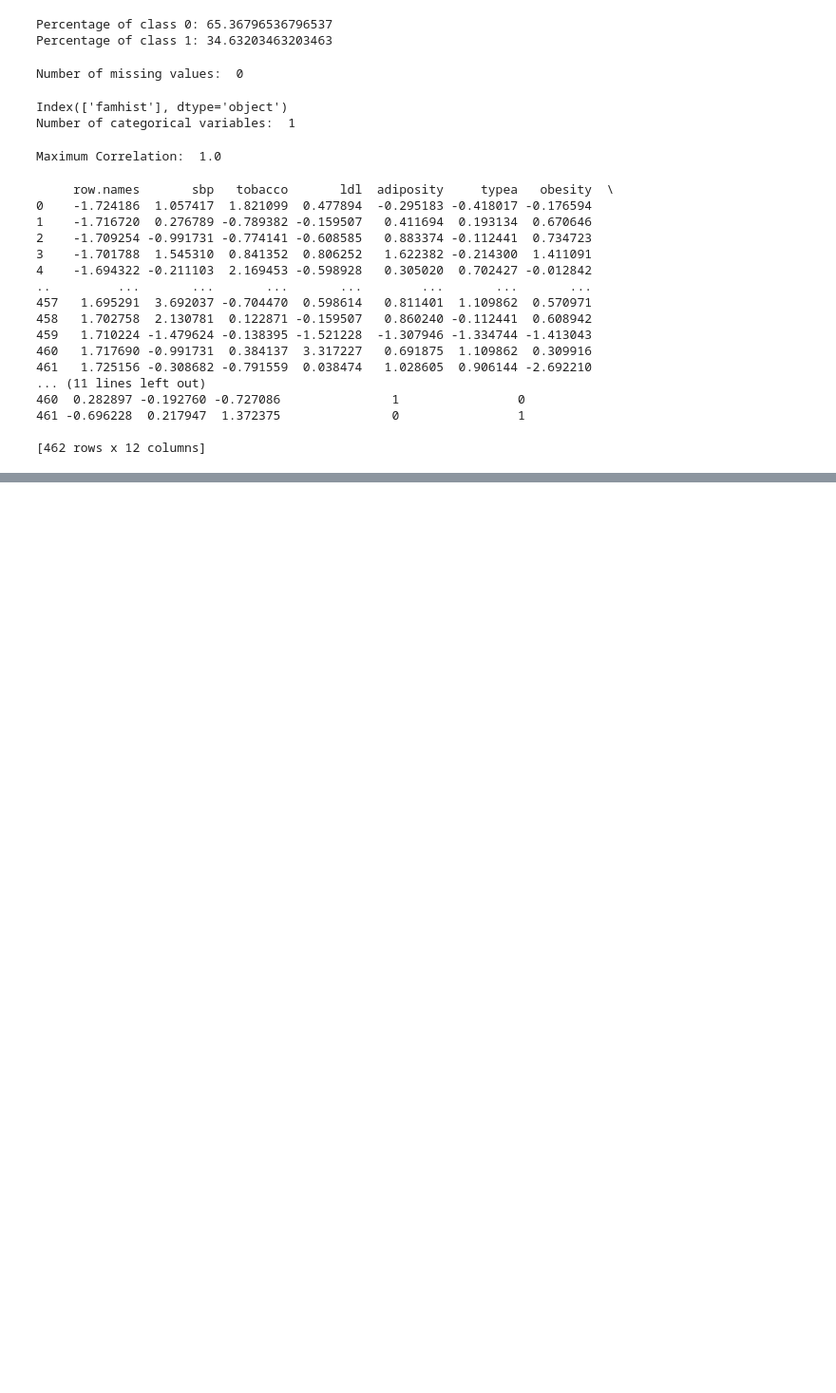
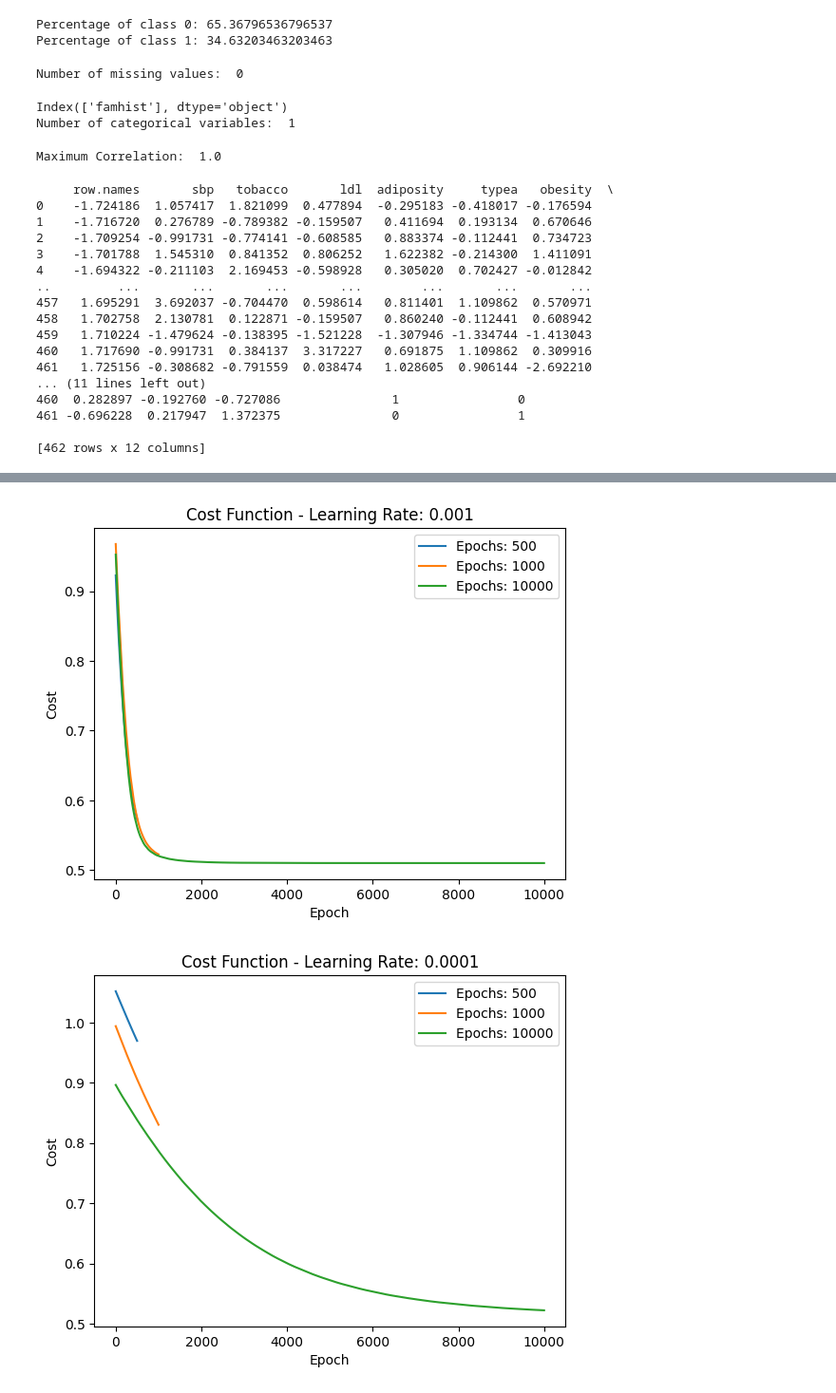
Before and after one commit to aaruma/Intelligent-Systems, a Jupyter notebook: Arjen_Arumalingam_Lab_2.ipynb, the cells around one changed output, grey strips where cells are left out. Shown: that part at 95% size. Cells and saved outputs as stored; diff of their text form; code cells hidden in the pictures; blank space fills up the shorter version.

```diff
--- a/Arjen_Arumalingam_Lab_2.ipynb
+++ b/Arjen_Arumalingam_Lab_2.ipynb
@@ -111,0 +172,38 @@ SyntaxError: expected ':' (<ipython-input-29-c8d568812df9>, line 6)
+# %%
+epochs = [500, 1000, 10000]
+learning_rates = [0.001, 0.0001]
+batch_size = 50
+
+batch = x.shape[0] // batch_size
+
+for rate in learning_rates:
+    for epoch in epochs:
+        theta = np.random.rand(x.shape[1] + 1)
+        costs = []
+
+        for i in range(epoch):
+            # Mini-batch gradient descent
+            for j in range(batch):
+                # Get the batch samples
+                batch_samples = np.random.choice(x.shape[0], batch_size, replace=False)
+                batchx = x[batch_samples]
+                batchy = y[batch_samples]
+
+                theta = updating_thetas(batchx, batchy, theta, rate)
+
+            # Calculate the cost for the entire dataset
+            b = np.column_stack((np.ones((x.shape[0], 1)), x))
+            y_hat = sigmoid(np.dot(b, theta))
+            cost = entropy_loss(y, y_hat)
+            costs.append(cost)
+
+        plt.plot(range(epoch), costs, label=f"Epochs: {epoch}")
+
+    plt.title(f"Cost Function - Learning Rate: {rate}")
+    plt.xlabel("Epoch")
+    plt.ylabel("Cost")
+    plt.legend()
+    plt.show()
+# %% [output]
+[figure, added]
+[figure, added]
```
Also changed, not shown: parts of 3 cells of this notebook.
